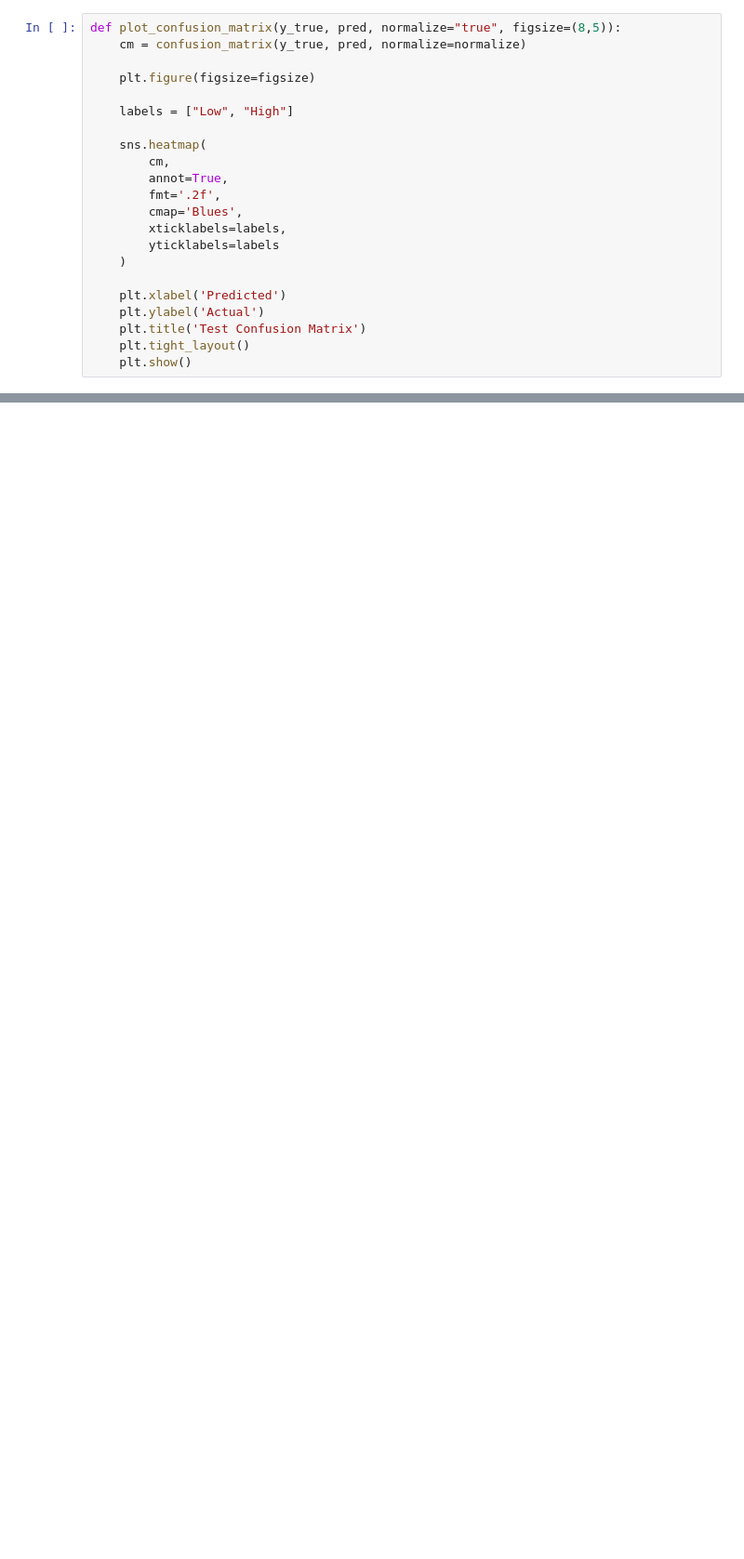
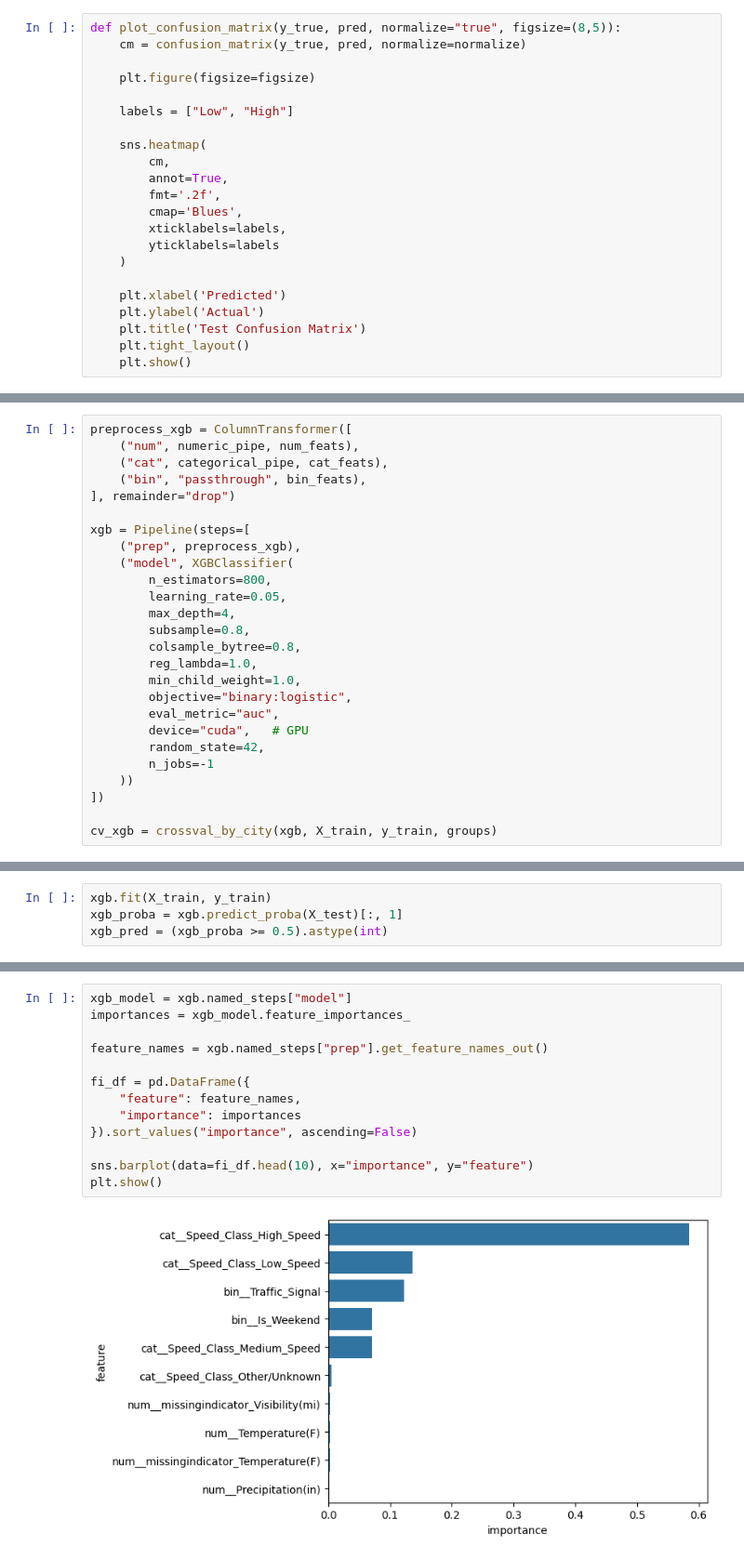
Before and after one commit to cdngouma/traffic-severity-generalization, a Jupyter notebook: notebooks/02_modeling.ipynb, the cells around one changed output, grey strips where cells are left out. Shown at 93% size. Saved outputs shown, nothing was run; the diff lists cells and outputs as text; blank space fills up the shorter version.

```diff
--- a/notebooks/02_modeling.ipynb
+++ b/notebooks/02_modeling.ipynb
@@ -224,0 +273,26 @@ plot_confusion_matrix(y_test, pred, normalize="true", figsize=(3.5,3))
+# %%
+preprocess_xgb = ColumnTransformer([
+    ("num", numeric_pipe, num_feats),
+    ("cat", categorical_pipe, cat_feats),
+    ("bin", "passthrough", bin_feats),
+], remainder="drop")
+
+xgb = Pipeline(steps=[
+    ("prep", preprocess_xgb),
+    ("model", XGBClassifier(
+        n_estimators=800,
+        learning_rate=0.05,
+        max_depth=4,
+        subsample=0.8,
+        colsample_bytree=0.8,
+        reg_lambda=1.0,
+        min_child_weight=1.0,
+        objective="binary:logistic",
+        eval_metric="auc",
+        device="cuda",   # GPU
+        random_state=42,
+        n_jobs=-1
+    ))
+])
+
+cv_xgb = crossval_by_city(xgb, X_train, y_train, groups)
@@ -224,0 +305,4 @@ plot_confusion_matrix(y_test, pred, normalize="true", figsize=(3.5,3))
+# %%
+xgb.fit(X_train, y_train)
+xgb_proba = xgb.predict_proba(X_test)[:, 1]
+xgb_pred = (xgb_proba >= 0.5).astype(int)
@@ -224,0 +390,15 @@ plot_confusion_matrix(y_test, pred, normalize="true", figsize=(3.5,3))
+# %%
+xgb_model = xgb.named_steps["model"]
+importances = xgb_model.feature_importances_
+
+feature_names = xgb.named_steps["prep"].get_feature_names_out()
+
+fi_df = pd.DataFrame({
+    "feature": feature_names,
+    "importance": importances
+}).sort_values("importance", ascending=False)
+
+sns.barplot(data=fi_df.head(10), x="importance", y="feature")
+plt.show()
+# %% [output]
+[figure, added]
```
Also changed, not shown: parts of 62 cells of this notebook, 1 other file.
